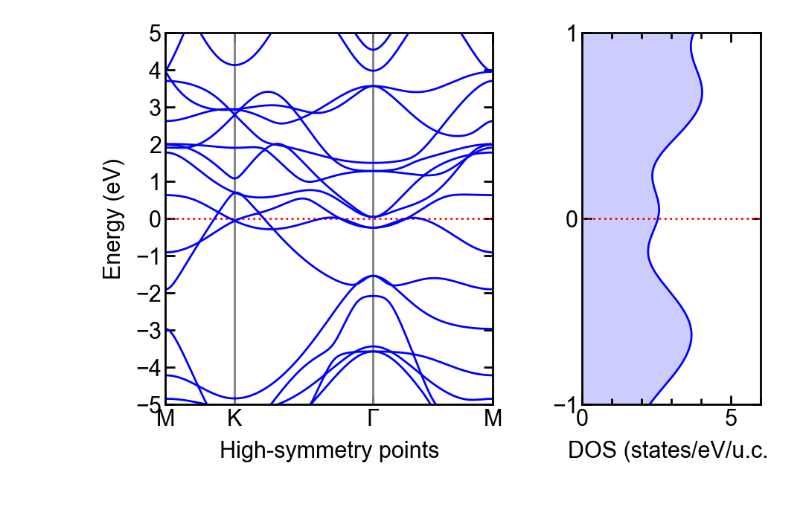
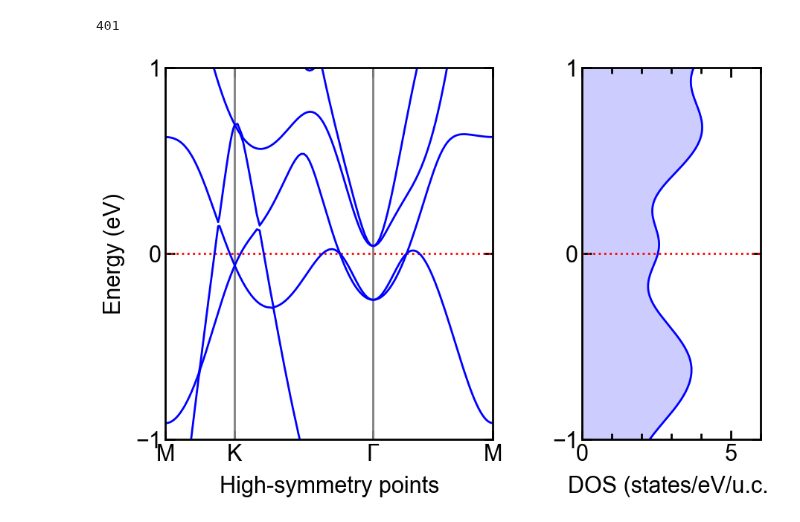
Before and after one commit to Normanthen/TE_Calculation, a Jupyter notebook: TiS/bands/plot-merge.ipynb, the cells around one changed output. Cells and saved outputs as stored; diff of their text form; code cells hidden in the pictures.

```diff
--- a/TiS/bands/plot-merge.ipynb
+++ b/TiS/bands/plot-merge.ipynb
@@ -16,7 +16,7 @@ axDOS  = fig.add_axes([0.70, 0, 0.30, 1])
 # PLOT EBANDS
 
 # The Fermi energy, find it in scf.out
-efermi =  13.1500
+efermi =  13.1447
 
 # Load data from gr.bands.gnu
 data = np.loadtxt('TiS.bands.gnu')
@@ -24,7 +24,8 @@ k = np.unique(data[:, 0])
 bands = np.reshape(data[:, 1], (-1, len(k)))
 
 # Set high-symmetry points from nscf.in
-gG1 = k[0]; K = k[50]; gG3 = k[100]; gG2 = k[150]
+print(len(k))
+gG1 = k[50]; K = k[100]; gG3 = k[150]; gG2 = k[200]
 
 # Plot dotted line at Fermi energy
 axBand.axhline(0, c='red', ls=':')
@@ -41,7 +42,7 @@ axBand.set_xlabel('High-symmetry points')
 axBand.set_ylabel('Energy (eV)')
 # Set the axis limits
 axBand.set_xlim(gG1, gG2)
-axBand.set_ylim (-5, 5)
+axBand.set_ylim (-1, 1)
 # Add labels for high-symmetry points
 axBand.set_xticks([gG1, K, gG3, gG2], ['M', 'K','$\Gamma$','M'])
 # Hide x-axis minor ticks
@@ -55,31 +56,32 @@ axBand.yaxis.set_minor_locator(mpl.ticker.MultipleLocator(2))
 # The Fermi energy, find it in header row of gr.dos
 efermi = 13.1958
 
 # Open and read the file gr.dos
 ener, dos, idos = np.loadtxt('TiS.dos', unpack=True)
 
 # Plot the DOS, in which the Fermi energy shifts to zero
 axDOS.plot(dos, ener-efermi, color='blue')
 axDOS.fill_betweenx(ener-efermi, 0, dos, facecolor='blue', alpha=0.2)
 
 
 # Plot dotted line at Fermi energy
 axDOS.axhline(0, c='red', ls=':')
 
 # Add the x and y-axis labels
 axDOS.set_xlabel('DOS (states/eV/u.c.)')
 #axDOS.set_ylabel('Energy (eV)')
 # Set the axis limits
 axDOS.set_xlim(0,6)
 axDOS.set_ylim(-1, 1)
 # Better ticks for y-axis
 axDOS.yaxis.set_major_locator(mpl.ticker.MultipleLocator(1))
 axDOS.yaxis.set_minor_locator(mpl.ticker.MultipleLocator(2))
 
 # ADD PANEL LABELS (a) AND (b)
 #axBand.text(-0.3, 1.11,'(a)')
 #axDOS.text( -2, 1.11,'(b)')
 
 #plt.savefig('plot-merge.pdf', bbox_inches='tight')
 # %% [output]
+401
-[figure, old version]
+[figure, new version]
```
